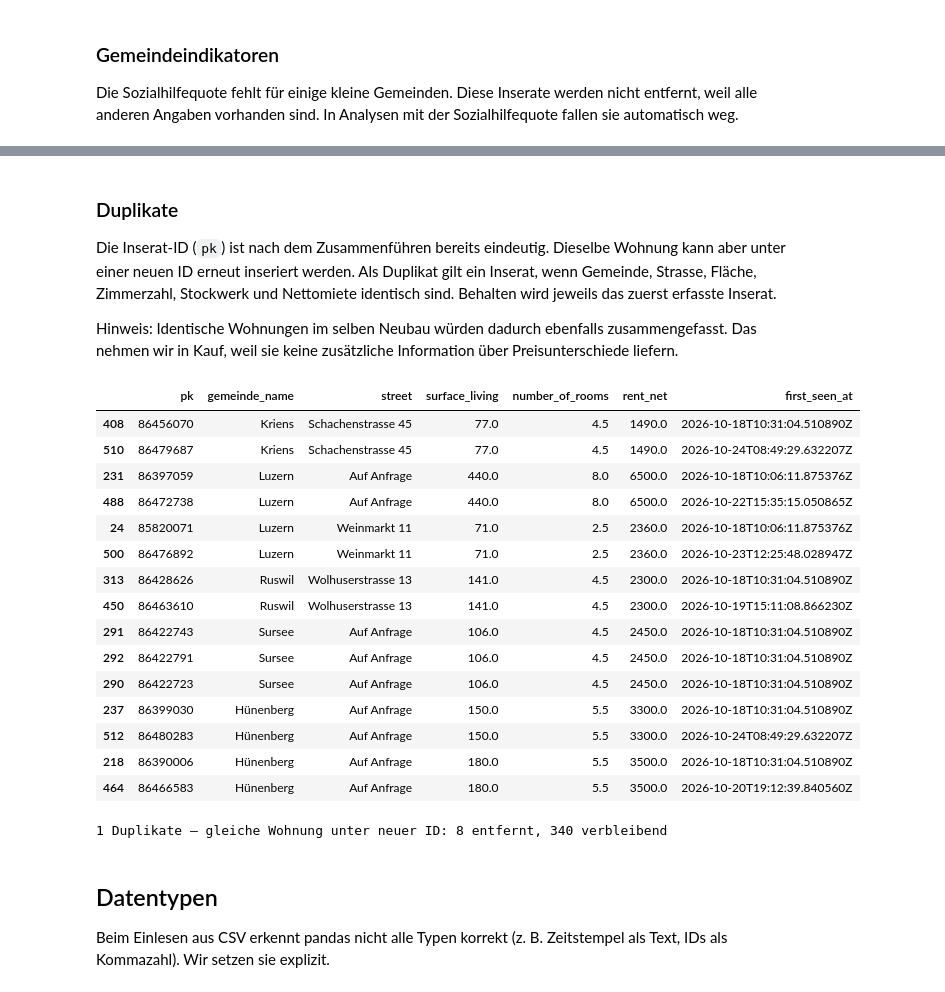
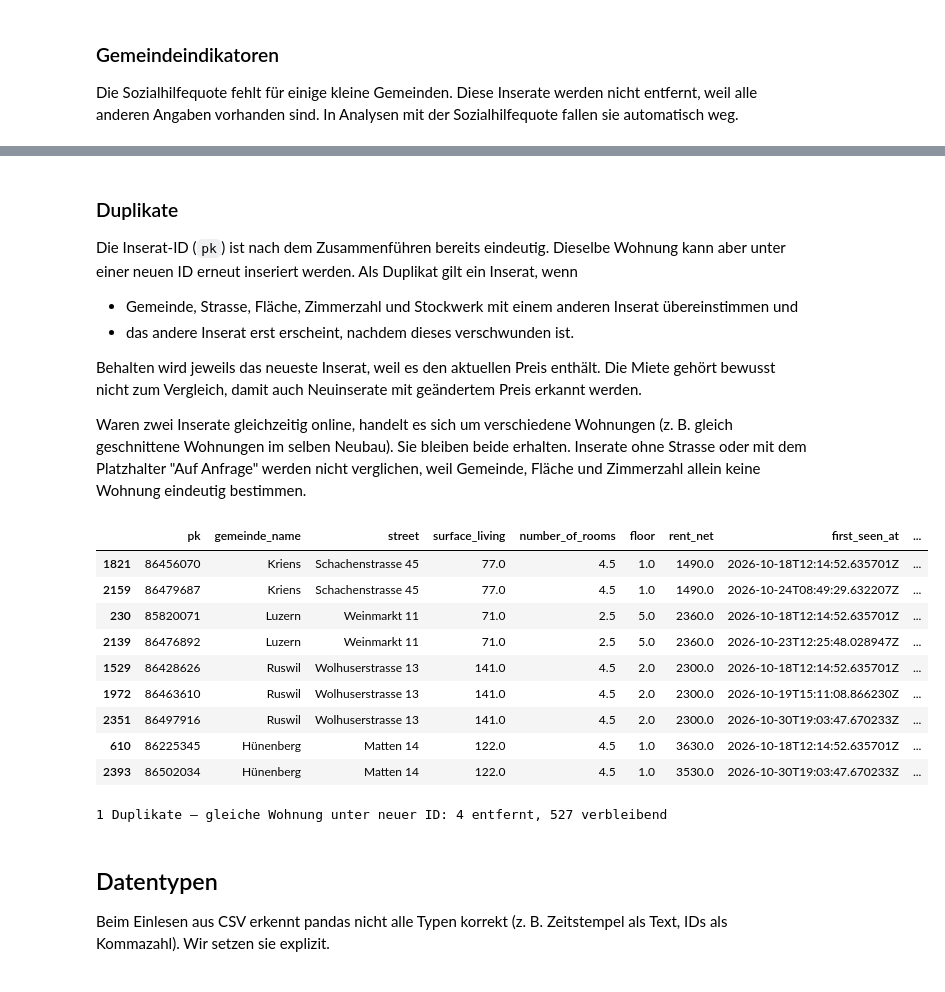
Before and after one commit to ruefeenr/CIP_HS26_204, a Jupyter notebook: scripts/data_cleaning_rentals.ipynb, the cells around one changed output, grey strips where cells are left out. Drawn from its saved outputs; the diff is of its cells as text; code cells hidden in the pictures.

```diff
--- a/scripts/data_cleaning_rentals.ipynb
+++ b/scripts/data_cleaning_rentals.ipynb
@@ -31,6 +31,7 @@ DATA_DIR = PROJECT_DIR / "data" / "data_processed"
 INPUT_FILE = DATA_DIR / "flatfox_rentals_zentralschweiz.csv"
 OUTPUT_FILE = DATA_DIR / "flatfox_rentals_clean.csv"
 EXCLUDED_FILE = DATA_DIR / "flatfox_rentals_excluded.csv"
+PLZ_FILE = PROJECT_DIR / "data" / "geodata" / "ortschaftenverzeichnis_plz.csv"
 
 CENTRAL_CANTONS = ["LU", "UR", "SZ", "OW", "NW", "ZG"]
 plt.rcParams.update({"axes.spines.top": False, "axes.spines.right": False})
@@ -64,7 +76,26 @@ display(raw["object_type"].value_counts().rename("Anzahl").to_frame())
 
 APARTMENT_TYPES = ["APARTMENT", "ATTIC_FLAT", "DUPLEX", "ROOF_FLAT", "STUDIO", "LOFT", "TERRACE_FLAT"]
 
-df = exclude(raw, ~raw["object_type"].isin(APARTMENT_TYPES), "0 Eingrenzung", "keine Wohnung (WG-Zimmer, Haus)")
+# Kantone je Postleitzahl; eine Postleitzahl kann zu mehreren Kantonen gehören.
+plz = pd.read_csv(PLZ_FILE, sep=";", encoding="utf-8-sig")
+cantons_by_plz = plz.groupby("PLZ4")["Kantonskürzel"].agg(set)
+listing_plz_cantons = pd.to_numeric(raw["zipcode"], errors="coerce").map(cantons_by_plz)
+plz_mismatch = pd.Series(
+    [isinstance(cantons, set) and canton not in cantons
+     for canton, cantons in zip(raw["kanton_geo"], listing_plz_cantons)],
+    index=raw.index,
+)
+
+df = exclude(raw, raw["offer_type"].ne("RENT"), "0 Eingrenzung", "kein Mietangebot (Kauf)")
+df = exclude(df, ~df["object_type"].isin(APARTMENT_TYPES + ["FURNISHED_FLAT"]), "0 Eingrenzung", "keine Wohnung (Gewerbe, Parkplatz, WG-Zimmer, Haus)")
+df = exclude(df, df["is_furnished"].eq(True) | df["object_type"].eq("FURNISHED_FLAT"), "0 Eingrenzung", "möbliert")
+df = exclude(df, df["is_temporary"].eq(True), "0 Eingrenzung", "befristet")
+df = exclude(df, df["price_unit"].ne("monthly"), "0 Eingrenzung", "kein Monatspreis")
+
+display(df.loc[plz_mismatch.loc[df.index], ["pk", "street", "zipcode", "city", "gemeinde_name", "kanton_geo"]])
+df = exclude(df, plz_mismatch.loc[df.index], "0 Eingrenzung", "Postleitzahl passt nicht zum Kanton der Koordinaten")
+
+apartments = df.copy()
 # %% [output]
 |  | Anzahl |
 | object_type |  |
@@ -116,5 +163,7 @@ df.loc[derived, "rent_net_source"] = "berechnet (brutto − Nebenkosten)"
 print(df["rent_net_source"].value_counts(dropna=False))
 
 df = exclude(df, df["rent_net"].isna(), "1 Fehlende Werte", "keine Nettomiete bestimmbar")
+df = exclude(df, df["surface_living"].isna(), "1 Fehlende Werte", "keine Wohnfläche")
+df = exclude(df, df["number_of_rooms"].isna(), "1 Fehlende Werte", "keine Zimmerzahl")
 # %% [output]
 rent_net_source
@@ -164,38 +215,46 @@ df[indicator_columns].isna().sum().rename("fehlende Werte").to_frame()
 | net_migration_per_1000_residents | 0 |
 # %% [markdown]
 ### Duplikate
-Die Inserat-ID (`pk`) ist nach dem Zusammenführen bereits eindeutig. Dieselbe Wohnung kann aber unter einer neuen ID erneut inseriert werden. Als Duplikat gilt ein Inserat, wenn Gemeinde, Strasse, Fläche, Zimmerzahl, Stockwerk und Nettomiete identisch sind. Behalten wird jeweils das zuerst erfasste Inserat.
+Die Inserat-ID (`pk`) ist nach dem Zusammenführen bereits eindeutig. Dieselbe Wohnung kann aber unter einer neuen ID erneut inseriert werden. Als Duplikat gilt ein Inserat, wenn
 
-Hinweis: Identische Wohnungen im selben Neubau würden dadurch ebenfalls zusammengefasst. Das nehmen wir in Kauf, weil sie keine zusätzliche Information über Preisunterschiede liefern.
+- Gemeinde, Strasse, Fläche, Zimmerzahl und Stockwerk mit einem anderen Inserat übereinstimmen und
+- das andere Inserat erst erscheint, nachdem dieses verschwunden ist.
+
+Behalten wird jeweils das neueste Inserat, weil es den aktuellen Preis enthält. Die Miete gehört bewusst nicht zum Vergleich, damit auch Neuinserate mit geändertem Preis erkannt werden.
+
+Waren zwei Inserate gleichzeitig online, handelt es sich um verschiedene Wohnungen (z. B. gleich geschnittene Wohnungen im selben Neubau). Sie bleiben beide erhalten. Inserate ohne Strasse oder mit dem Platzhalter "Auf Anfrage" werden nicht verglichen, weil Gemeinde, Fläche und Zimmerzahl allein keine Wohnung eindeutig bestimmen.
 # %%
 assert df["pk"].is_unique, "pk ist nicht eindeutig"
 
-dup_key = ["gemeinde_bfs", "street", "surface_living", "number_of_rooms", "floor", "rent_net"]
-df = df.sort_values("first_seen_at")
-is_dup = df.duplicated(subset=dup_key, keep="first")
+dup_key = ["gemeinde_bfs", "street", "surface_living", "number_of_rooms", "floor"]
+df = df.sort_values(["first_seen_at", "pk"], kind="stable")
 
-display(df[df.duplicated(subset=dup_key, keep=False)]
-        .sort_values(dup_key)[["pk", "gemeinde_name", "street", "surface_living", "number_of_rooms", "rent_net", "first_seen_at"]])
+# "Auf Anfrage" ist ein Platzhalter und bestimmt keine Wohnung.
+street_known = df["street"].notna() & df["street"].ne("Auf Anfrage")
+known = df.loc[street_known]
+
+# Duplikat: Die nächste Wiederholung derselben Wohnung erscheint erst, nachdem dieses Inserat verschwunden ist.
+next_first_seen = known.groupby(dup_key, dropna=False)["first_seen_at"].shift(-1)
+is_dup = next_first_seen.gt(known["last_seen_at"]).reindex(df.index, fill_value=False)
+
+display(known[known.duplicated(subset=dup_key, keep=False)]
+        .sort_values(dup_key + ["first_seen_at"])
+        [["pk", "gemeinde_name", "street", "surface_living", "number_of_rooms", "floor", "rent_net", "first_seen_at", "last_seen_at"]]
+        .assign(entfernt=lambda t: t.index.isin(is_dup[is_dup].index)))
 
 df = exclude(df, is_dup, "1 Duplikate", "gleiche Wohnung unter neuer ID")
 # %% [output]
-|  | pk | gemeinde_name | street | surface_living | number_of_rooms | rent_net | first_seen_at |
-| 408 | 86456070 | Kriens | Schachenstrasse 45 | 77.0 | 4.5 | 1490.0 | 2026-10-18T10:31:04.510890Z |
-| 510 | 86479687 | Kriens | Schachenstrasse 45 | 77.0 | 4.5 | 1490.0 | 2026-10-24T08:49:29.632207Z |
-| 231 | 86397059 | Luzern | Auf Anfrage | 440.0 | 8.0 | 6500.0 | 2026-10-18T10:06:11.875376Z |
-| 488 | 86472738 | Luzern | Auf Anfrage | 440.0 | 8.0 | 6500.0 | 2026-10-22T15:35:15.050865Z |
-| 24 | 85820071 | Luzern | Weinmarkt 11 | 71.0 | 2.5 | 2360.0 | 2026-10-18T10:06:11.875376Z |
-| 500 | 86476892 | Luzern | Weinmarkt 11 | 71.0 | 2.5 | 2360.0 | 2026-10-23T12:25:48.028947Z |
-| 313 | 86428626 | Ruswil | Wolhuserstrasse 13 | 141.0 | 4.5 | 2300.0 | 2026-10-18T10:31:04.510890Z |
-| 450 | 86463610 | Ruswil | Wolhuserstrasse 13 | 141.0 | 4.5 | 2300.0 | 2026-10-19T15:11:08.866230Z |
-| 291 | 86422743 | Sursee | Auf Anfrage | 106.0 | 4.5 | 2450.0 | 2026-10-18T10:31:04.510890Z |
-| 292 | 86422791 | Sursee | Auf Anfrage | 106.0 | 4.5 | 2450.0 | 2026-10-18T10:31:04.510890Z |
-| 290 | 86422723 | Sursee | Auf Anfrage | 106.0 | 4.5 | 2450.0 | 2026-10-18T10:31:04.510890Z |
-| 237 | 86399030 | Hünenberg | Auf Anfrage | 150.0 | 5.5 | 3300.0 | 2026-10-18T10:31:04.510890Z |
-| 512 | 86480283 | Hünenberg | Auf Anfrage | 150.0 | 5.5 | 3300.0 | 2026-10-24T08:49:29.632207Z |
-| 218 | 86390006 | Hünenberg | Auf Anfrage | 180.0 | 5.5 | 3500.0 | 2026-10-18T10:31:04.510890Z |
-| 464 | 86466583 | Hünenberg | Auf Anfrage | 180.0 | 5.5 | 3500.0 | 2026-10-20T19:12:39.840560Z |
+|  | pk | gemeinde_name | street | surface_living | number_of_rooms | floor | rent_net | first_seen_at | ... |
+| 1821 | 86456070 | Kriens | Schachenstrasse 45 | 77.0 | 4.5 | 1.0 | 1490.0 | 2026-10-18T12:14:52.635701Z | ... |
+| 2159 | 86479687 | Kriens | Schachenstrasse 45 | 77.0 | 4.5 | 1.0 | 1490.0 | 2026-10-24T08:49:29.632207Z | ... |
+| 230 | 85820071 | Luzern | Weinmarkt 11 | 71.0 | 2.5 | 5.0 | 2360.0 | 2026-10-18T12:14:52.635701Z | ... |
+| 2139 | 86476892 | Luzern | Weinmarkt 11 | 71.0 | 2.5 | 5.0 | 2360.0 | 2026-10-23T12:25:48.028947Z | ... |
+| 1529 | 86428626 | Ruswil | Wolhuserstrasse 13 | 141.0 | 4.5 | 2.0 | 2300.0 | 2026-10-18T12:14:52.635701Z | ... |
+| 1972 | 86463610 | Ruswil | Wolhuserstrasse 13 | 141.0 | 4.5 | 2.0 | 2300.0 | 2026-10-19T15:11:08.866230Z | ... |
+| 2351 | 86497916 | Ruswil | Wolhuserstrasse 13 | 141.0 | 4.5 | 2.0 | 2300.0 | 2026-10-30T19:03:47.670233Z | ... |
+| 610 | 86225345 | Hünenberg | Matten 14 | 122.0 | 4.5 | 1.0 | 3630.0 | 2026-10-18T12:14:52.635701Z | ... |
+| 2393 | 86502034 | Hünenberg | Matten 14 | 122.0 | 4.5 | 1.0 | 3530.0 | 2026-10-30T19:03:47.670233Z | ... |
-1 Duplikate – gleiche Wohnung unter neuer ID: 8 entfernt, 340 verbleibend
+1 Duplikate – gleiche Wohnung unter neuer ID: 4 entfernt, 527 verbleibend
 # %% [markdown]
 ## Datentypen
 
```
Also changed, not shown: parts of 17 cells of this notebook, 13 other files.
